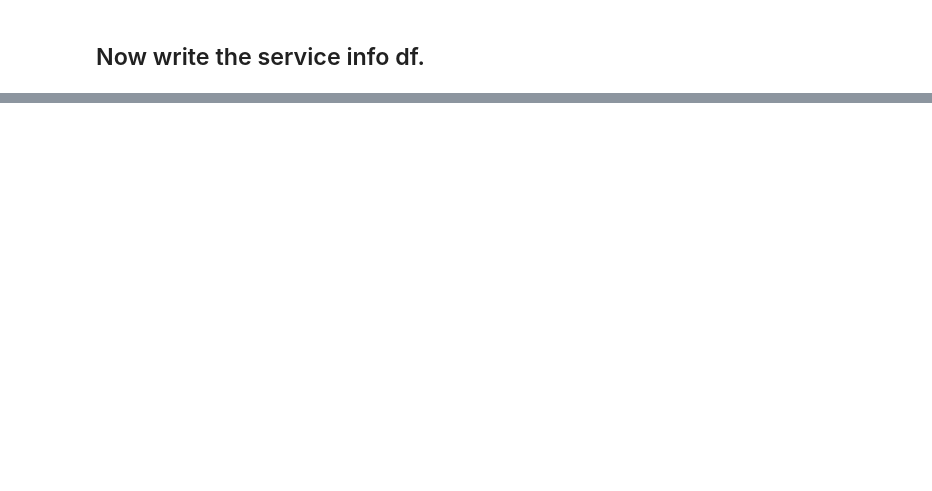
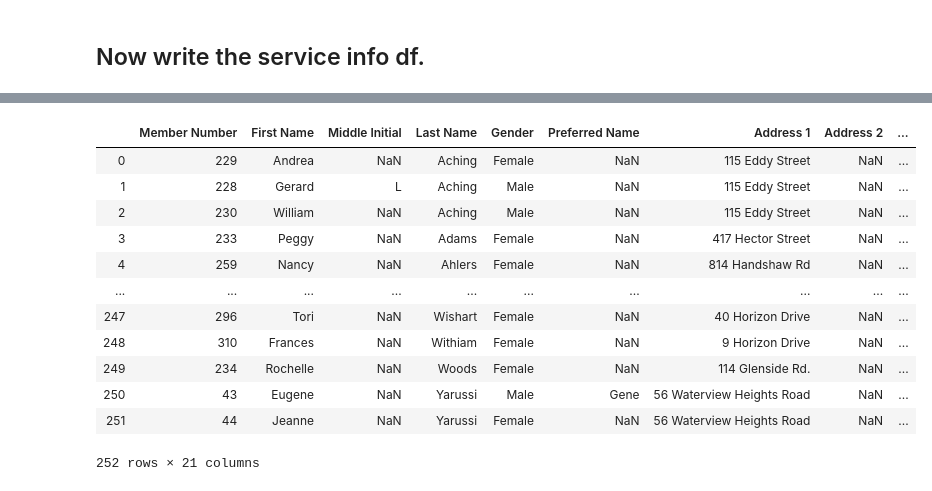
Before and after one commit to cornellh4i/love-living-at-home, a Jupyter notebook: app/data/notebooks/process_data.ipynb, the cells around one changed output, grey strips where cells are left out. Cells and saved outputs as stored; diff of their text form; code cells hidden in the pictures; blank space fills up the shorter version.

Commit message:
people data parsing minus ratings, volunteer notes

```diff
--- a/app/data/notebooks/process_data.ipynb
+++ b/app/data/notebooks/process_data.ipynb
@@ -195,0 +210,4 @@ h4i_service_categories_df
+# %%
+# Read in member data
+members_df = pd.read_csv(f"{ROOT_DATA_DIR}/members_including_metro_area_data.csv")
+members_df.head()
@@ -195,0 +222,9 @@ h4i_service_categories_df
+# %%
+# Drop irrelevant columns from members_df and rename as necessary
+members_df = members_df[['Member Number','First Name', 'Middle Initial','Last Name',
+                        'Gender','Nickname','Address 1', 'Address 2', 'City',
+                         'State', 'Zip', 'Country', 'Metro Area', 'Phone', 'Cell Phone',
+                        'Email', 'Date Expired']]
+members_df = members_df.rename(columns={"Nickname": "Preferred Name", "Phone": "Primary Phone Number",
+                           "Cell Phone": "Secondary Phone Number"})
+members_df.head()
@@ -195,0 +238,8 @@ h4i_service_categories_df
+# %%
+# Read in emergency contact information and rename columns
+members_emergency_contact = pd.read_csv(f"{ROOT_DATA_DIR}/member_emergency_contact.csv")
+members_emergency_contact = members_emergency_contact.rename(columns={"Contact Name": "Emergency Contact Name",
+                                                                      "Relationship": "Emergency Contact Relation",
+                                                                      "Contact Email": "Emergency Contact Email Address",
+                                                                     "Contact Phone": "Emergency Contact Phone Number"})
+members_emergency_contact.head()
@@ -195,0 +253,6 @@ h4i_service_categories_df
+# %%
+# Add member emergency contact information
+members_df['Member Name'] = members_df['First Name'] + ' ' + members_df['Last Name']
+members_df = members_df.merge(members_emergency_contact, how='left',
+                 left_on='Member Name', right_on='Member Name',)
+members_df[members_df['Member Name'] == 'Dilmeran Akgoze']
@@ -195,0 +263,17 @@ h4i_service_categories_df
+# %%
+# Now drop the extra column we created
+members_df.drop(['Member Name'],axis=1)
+# %% [output]
+|  | Member Number | First Name | Middle Initial | Last Name | Gender | Preferred Name | Address 1 | Address 2 | ... |
+| 0 | 229 | Andrea | NaN | Aching | Female | NaN | 115 Eddy Street | NaN | ... |
+| 1 | 228 | Gerard | L | Aching | Male | NaN | 115 Eddy Street | NaN | ... |
+| 2 | 230 | William | NaN | Aching | Male | NaN | 115 Eddy Street | NaN | ... |
+| 3 | 233 | Peggy | NaN | Adams | Female | NaN | 417 Hector Street | NaN | ... |
+| 4 | 259 | Nancy | NaN | Ahlers | Female | NaN | 814 Handshaw Rd | NaN | ... |
+| ... | ... | ... | ... | ... | ... | ... | ... | ... | ... |
+| 247 | 296 | Tori | NaN | Wishart | Female | NaN | 40 Horizon Drive | NaN | ... |
+| 248 | 310 | Frances | NaN | Withiam | Female | NaN | 9 Horizon Drive | NaN | ... |
+| 249 | 234 | Rochelle | NaN | Woods | Female | NaN | 114 Glenside Rd. | NaN | ... |
+| 250 | 43 | Eugene | NaN | Yarussi | Male | Gene | 56 Waterview Heights Road | NaN | ... |
+| 251 | 44 | Jeanne | NaN | Yarussi | Female | NaN | 56 Waterview Heights Road | NaN | ... |
+252 rows × 21 columns
```
Also changed, not shown: parts of 36 cells of this notebook, 13 other files.
